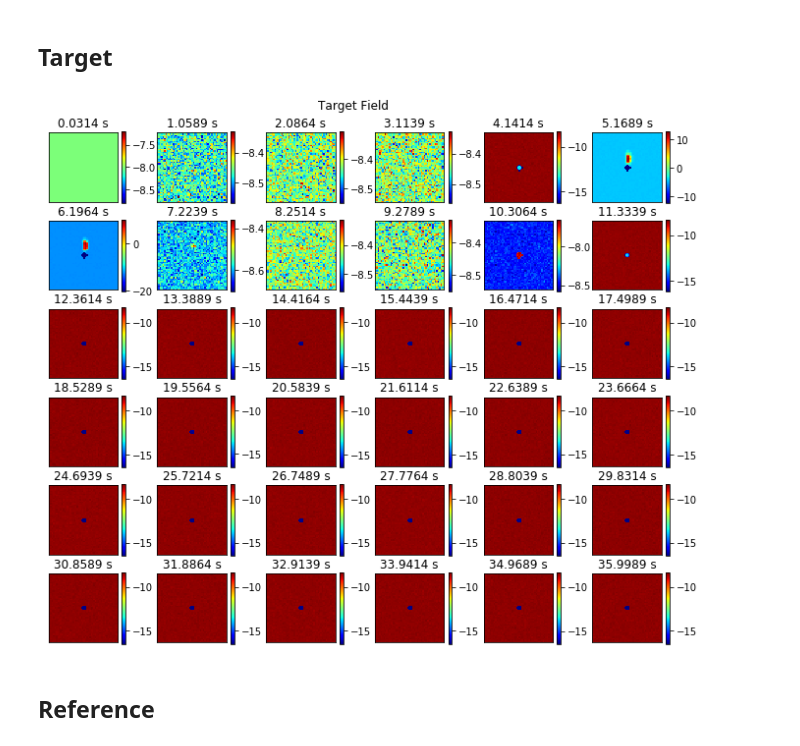
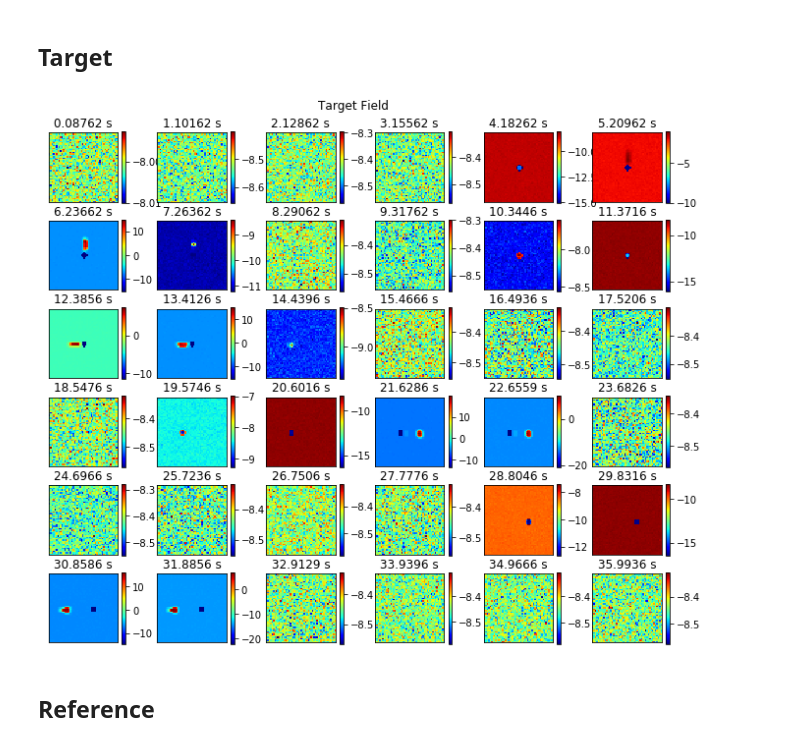
Before and after one commit to rturon/dft_in_nengo, a Jupyter notebook: notebooks/Plot_cedar_modules.ipynb, the cells around one changed output. Cells and saved outputs as stored; diff of their text form; code cells hidden in the pictures.

```diff
--- a/notebooks/Plot_cedar_modules.ipynb
+++ b/notebooks/Plot_cedar_modules.ipynb
@@ -7,10 +10,10 @@ import os
 # %%
 path_start = '/home/rabea/cedarRecordings/mental_imagery_extended_recording/'
-trial_path = 'Nengo_test_2019_10_24__12_38_54_time_factor0.05/Trial_3/'
+trial_path = 'Nengo_test_2019_10_24__10_30_13_time_factor0.26/Trial_3/'
 path = path_start + trial_path
 files = glob.glob(path + '*.csv')
 
 dir_name = trial_path[11:-1]
 dir_name = dir_name.replace('/','_')
-time_factor = dir_name.split('time_factor',1)[1].split('_',1)[0]
-print(dir_name,'\n', time_factor)
+# time_factor = dir_name.split('time_factor',1)[1].split('_',1)[0]
+# print(dir_name,'\n', time_factor)
@@ -172,9 +117,10 @@ plot_2dneuralfield(cedar_data['Object-centered '], time_points, True,
 ## Target
 # %%
 time_points = np.linspace(0,cedar_data['Target'].shape[0]-1,36)
-plot_2dneuralfield(cedar_data['Target'], time_points, True, 'Target Field', True)
+plot_2dneuralfield(cedar_data['Target'], time_points, colorbar=True, title='Target Field',
+                   save=False)
 # %% [output]
-[figure, old version]
+[figure, new version]
 # %% [markdown]
 ## Reference
 # %%
```
Also changed, not shown: parts of 10 cells of this notebook.
